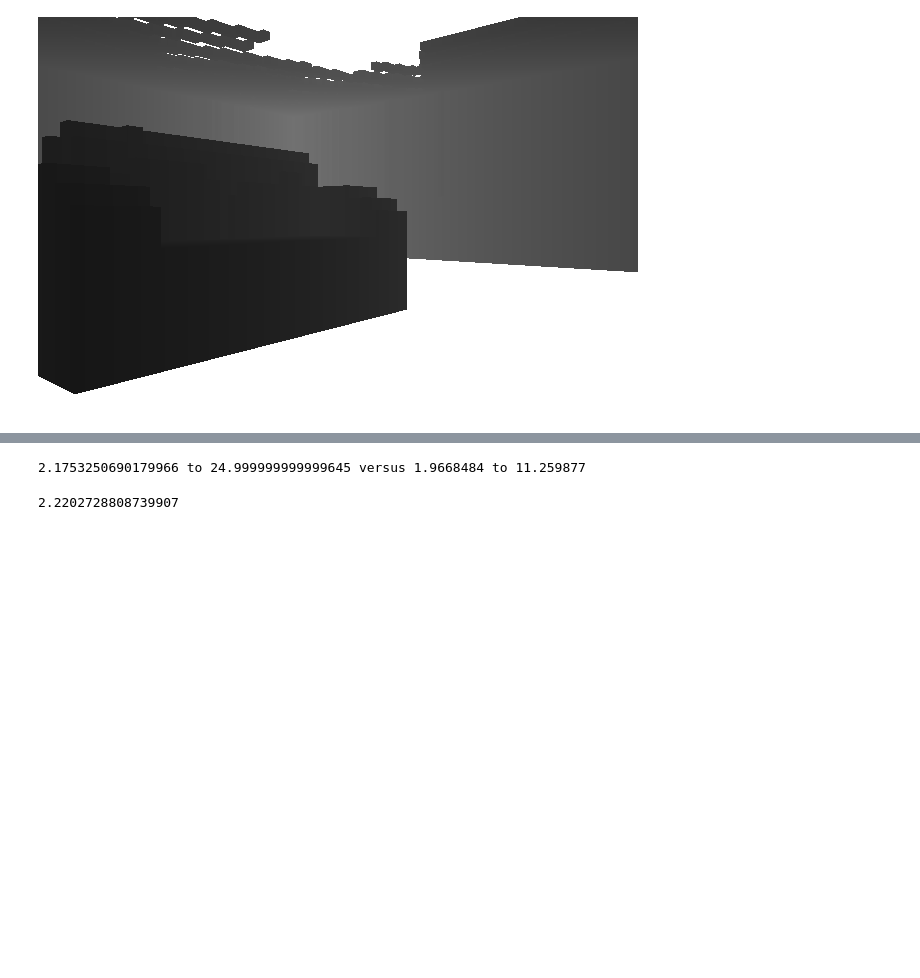
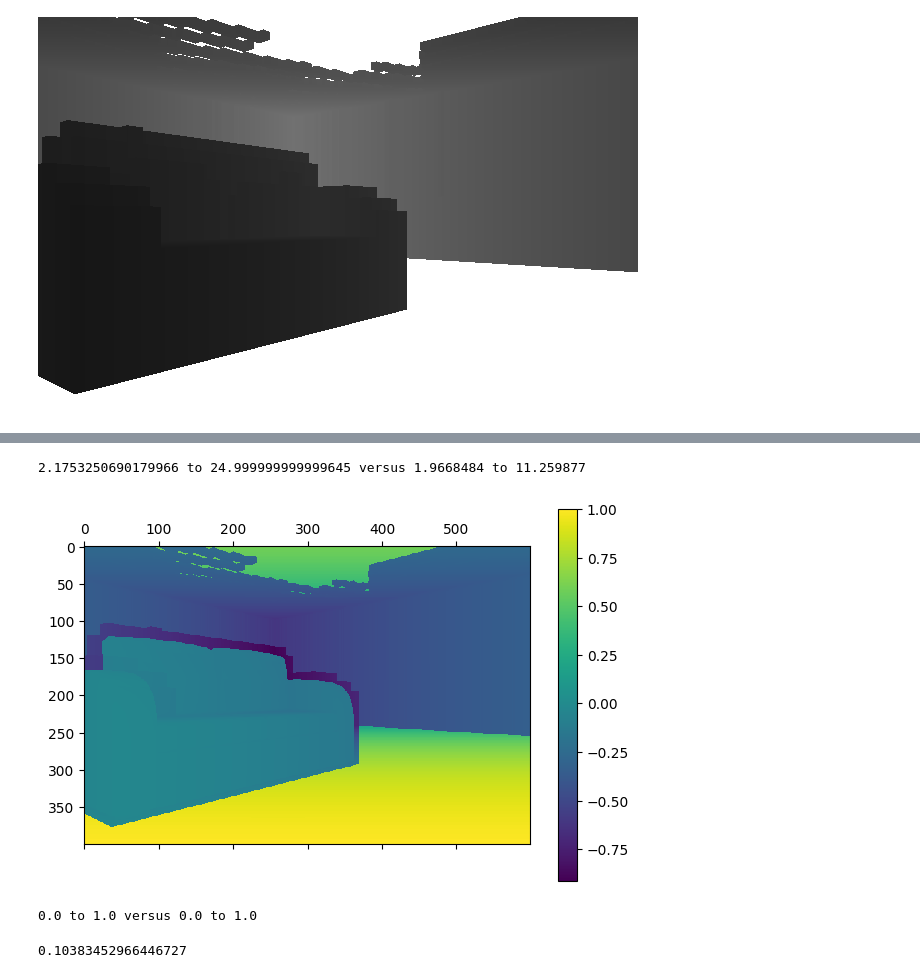
Before and after one commit to probcomp/InverseGraphics, a Jupyter notebook: notebooks/generative_model_scene_001.ipynb, the cells around one changed output, grey strips where cells are left out. Saved outputs shown, nothing was run; the diff lists cells and outputs as text; code cells hidden in the pictures; blank space fills up the shorter version.

```diff
--- a/notebooks/generative_model_scene_001.ipynb
+++ b/notebooks/generative_model_scene_001.ipynb
@@ -231,8 +237,26 @@ PyCall.py"matshow"(diff)
 # %%
-min_a, max_a = minimum(depth_image), maximum(depth_image)
-min_b, max_b = minimum(depth_map_gt), maximum(depth_map_gt)
-println("$(min_a) to $(max_a) versus $(min_b) to $(max_b)")
-max_a / max_b
+min_rendered, max_rendered = minimum(depth_image), maximum(depth_image)
+min_gt, max_gt = minimum(depth_map_gt), maximum(depth_map_gt)
+println("$(min_rendered) to $(max_rendered) versus $(min_gt) to $(max_gt)")
+# max_a / max_b
 # %% [output]
 2.1753250690179966 to 24.999999999999645 versus 1.9668484 to 11.259877
-2.2202728808739907
+# %%
+# Naive metric: Scale both to [0,1] and compare
+depth_image_normalized = (depth_image .- min_rendered) / (max_rendered - min_rendered)
+depth_map_gt_normalized = (depth_map_gt .- min_gt) / (max_gt - min_gt)
+diff2 = depth_image_normalized .- depth_map_gt_normalized
+
+min_rendered_normalized, max_rendered_normalized = minimum(depth_image_normalized), maximum(depth_image_normalized)
+min_gt_normalized, max_gt_normalized = minimum(depth_map_gt_normalized), maximum(depth_map_gt_normalized)
+println("$(min_rendered_normalized) to $(max_rendered_normalized) versus $(min_gt_normalized) to $(max_gt_normalized)")
+
+PyCall.py"matshow"(diff2)
+# %% [output]
+[figure, added]
+0.0 to 1.0 versus 0.0 to 1.0
+# %%
+# TODO This metric is not too expressive
+sum(diff2) / prod(size(diff2))
+# %% [output]
+0.10383452966446727
```
Also changed, not shown: parts of 8 cells of this notebook.
